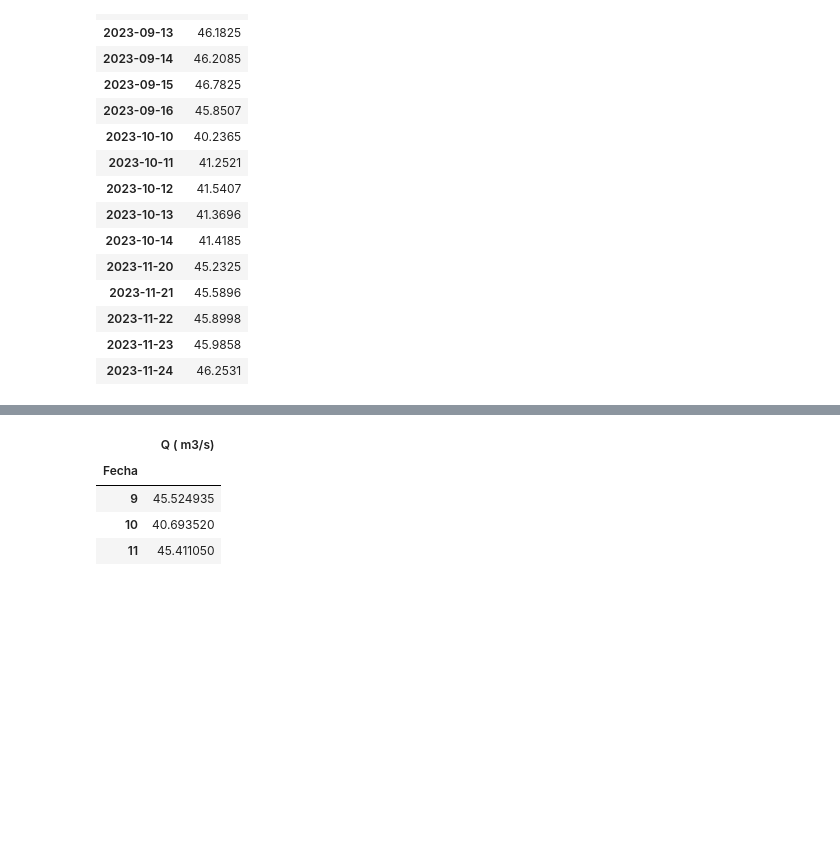
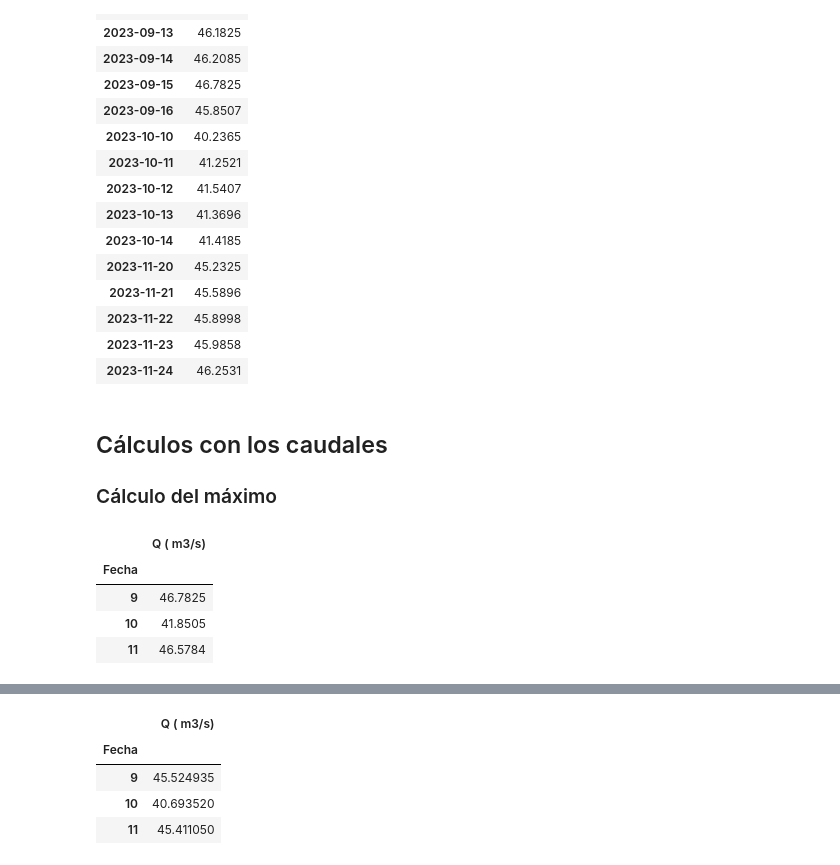
Before and after one commit to reaperjason/python-caudal, a Jupyter notebook: Caudal ecológico con python.ipynb, the cells around one changed output, grey strips where cells are left out. Cells and saved outputs as stored; diff of their text form; code cells hidden in the pictures; blank space fills up the shorter version.

```diff
--- a/Caudal ecológico con python.ipynb
+++ b/Caudal ecológico con python.ipynb
@@ -66,3 +82,14 @@ caudales_mensuales.head()
 | 2023-11-22 | 45.8998 |
 | 2023-11-23 | 45.9858 |
 | 2023-11-24 | 46.2531 |
+# %% [markdown]
+## Cálculos con los caudales
+### Cálculo del máximo
+# %%
+caudales_mensuales.max()
+# %% [output]
+|  | Q ( m3/s) |
+| Fecha |  |
+| 9 | 46.7825 |
+| 10 | 41.8505 |
+| 11 | 46.5784 |
```
Also changed, not shown: parts of 30 cells of this notebook.
